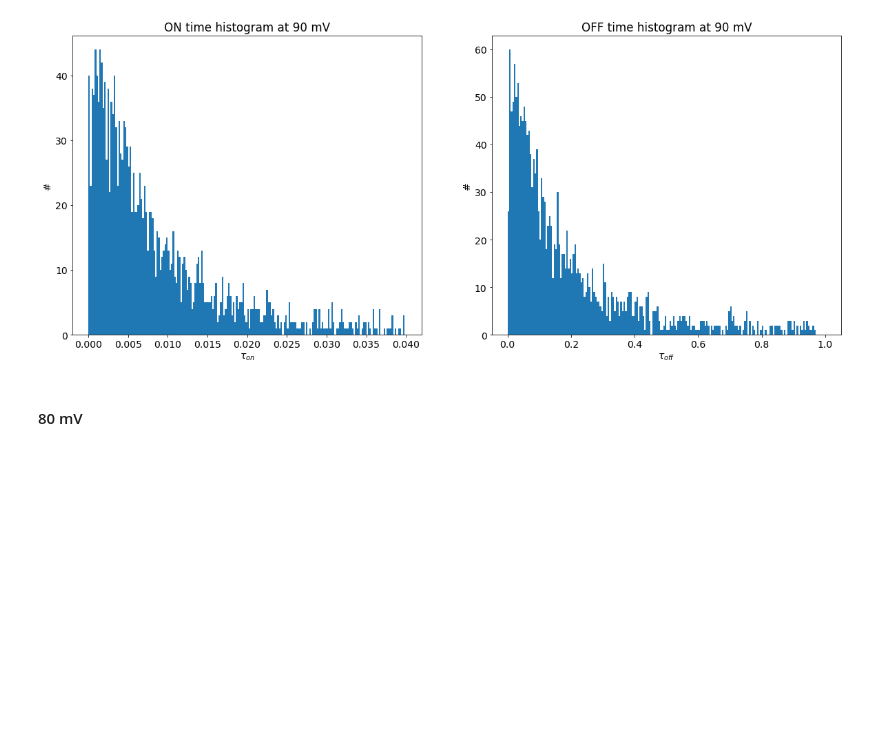
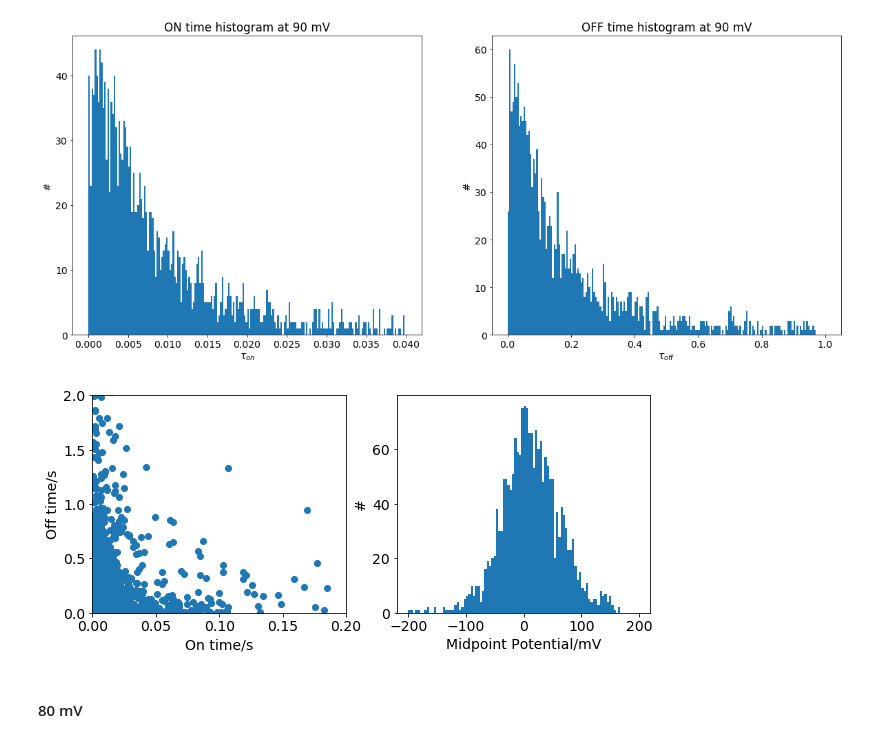
Before and after one commit to biswajitSM/Azurin_SM_repo, a Jupyter notebook: Analysis/Analysis_General.ipynb, the cells around one changed output. Cells and saved outputs as stored; diff of their text form; code cells hidden in the pictures; blank space fills up the shorter version.

```diff
--- a/Analysis/Analysis_General.ipynb
+++ b/Analysis/Analysis_General.ipynb
@@ -886,11 +907,15 @@ em.plot file of 15.0 with potential [100] doesnt exist
 # %% [markdown]
 #### 90 mV
 # %%
-t_ons, t_offs, n_on, bins_on = histogram_on_off_all_folder(folderlist = allfolders, input_potential=[90], pointnumbers=range(100),
+t_ons, t_offs, n_on, bins_on, n_off, bins_off = histogram_on_off_all_folder(folderlist = allfolders, input_potential=[90], pointnumbers=range(100),
                                         bins_on=200, range_on=[0, 0.04], bins_off=200, range_off=[0, 1], plotting=True)
 # plot(bins_on[:-1], n_on)
 # %% [output]
 [figure]
+# %%
+fig_scater = scatter_pot(t_ons=t_ons, t_offs=t_offs, potential=90, bins=100)
+# %% [output]
+[figure, added]
 # %% [markdown]
 #### 80 mV
 # %%
```
Also changed, not shown: parts of 4 cells of this notebook, 8 other files.
